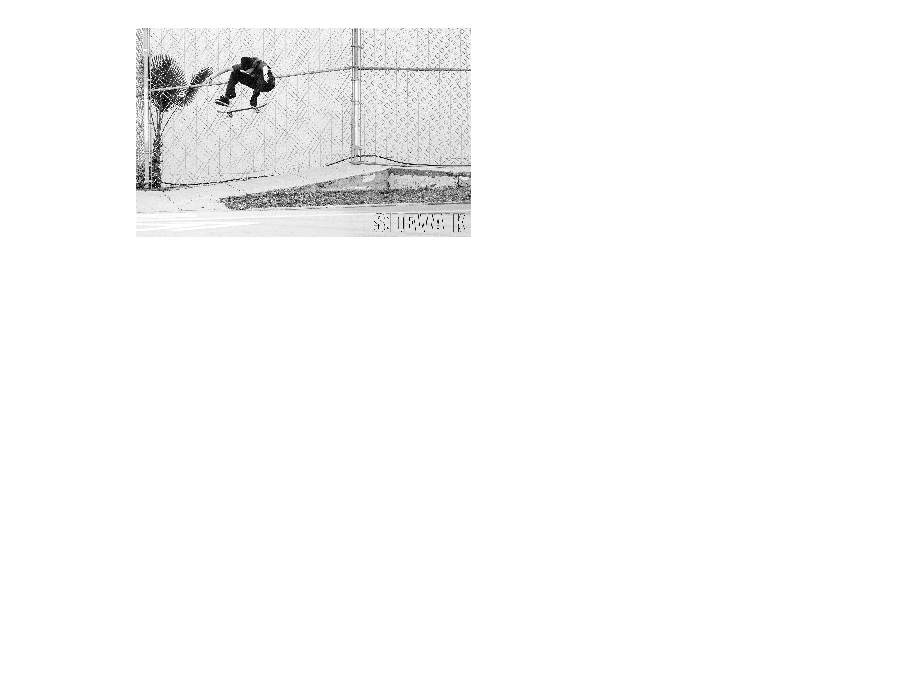
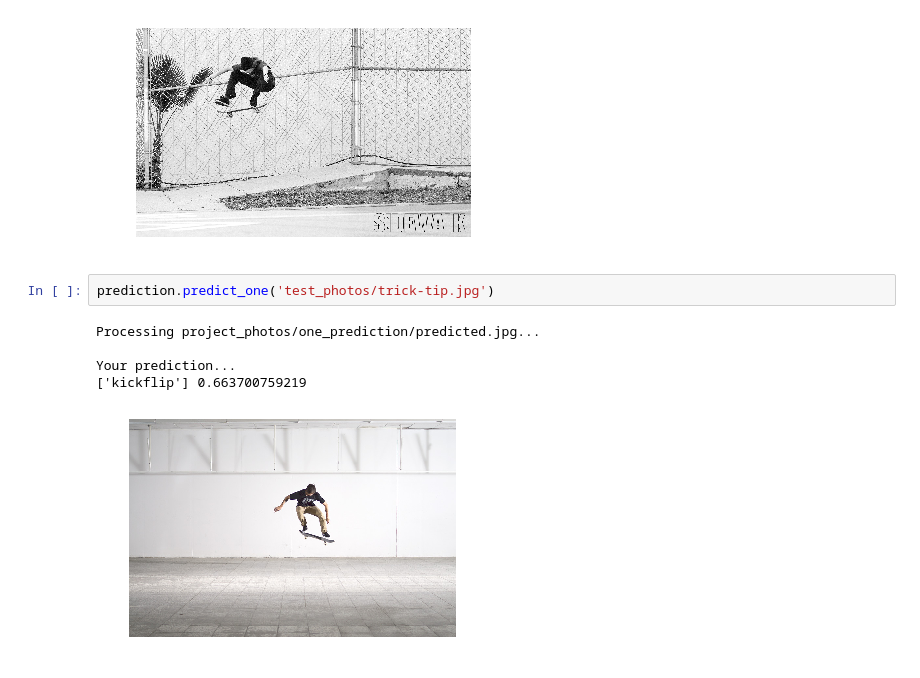
Before and after one commit to nathanch0/Skateboard_Trick_Identifier, a Jupyter notebook: creation.ipynb, the cells around one changed output. Saved outputs shown, nothing was run; the diff lists cells and outputs as text; blank space fills up the shorter version.

```diff
--- a/creation.ipynb
+++ b/creation.ipynb
@@ -107,3 +107,11 @@ Processing project_photos/one_prediction/predicted.jpg...
 Your prediction...
 ['kickflip'] 0.663700759219
 [figure]
+# %%
+prediction.predict_one('test_photos/trick-tip.jpg')
+# %% [output]
+Processing project_photos/one_prediction/predicted.jpg...
+
+Your prediction...
+['kickflip'] 0.663700759219
+[figure, added]
```
Also changed, not shown: 2 other files.
